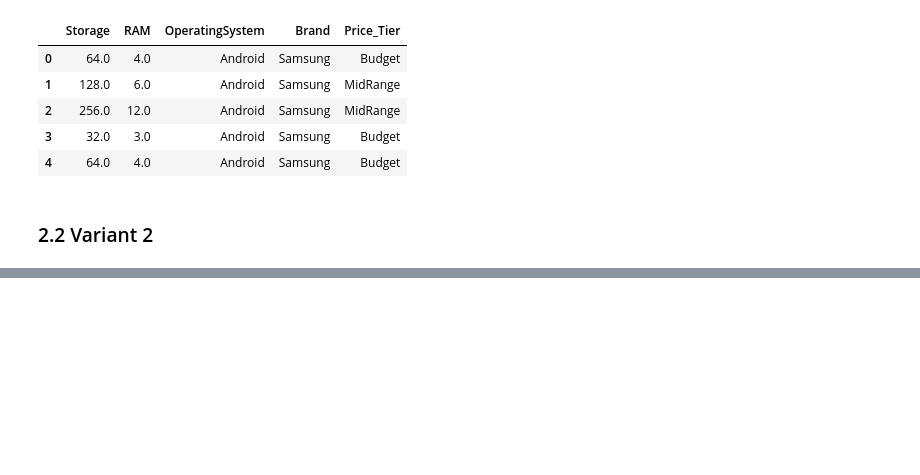
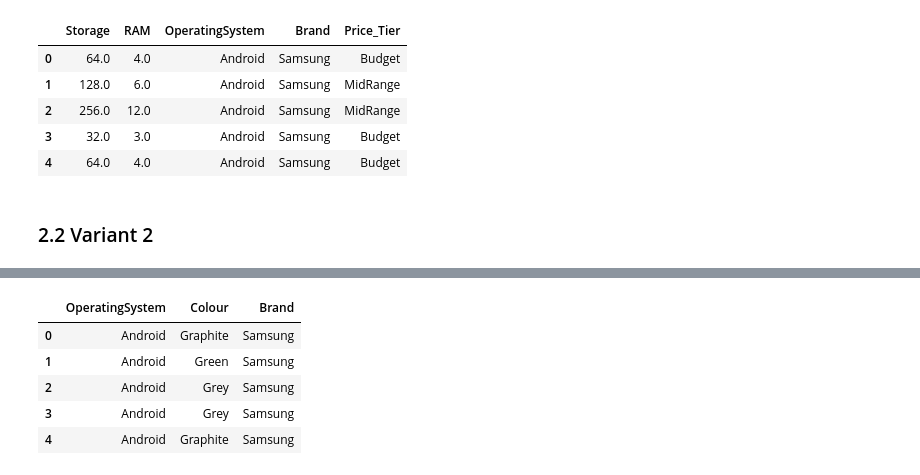
Before and after one commit to xbarborik/UPA, a Jupyter notebook: part3/analysis.ipynb, the cells around one changed output, grey strips where cells are left out. Cells and saved outputs as stored; diff of their text form; code cells hidden in the pictures; blank space fills up the shorter version.

```diff
--- a/part3/analysis.ipynb
+++ b/part3/analysis.ipynb
@@ -404,0 +474,9 @@ dtype: int64
+# %%
+df2.head()
+# %% [output]
+|  | OperatingSystem | Colour | Brand |
+| 0 | Android | Graphite | Samsung |
+| 1 | Android | Green | Samsung |
+| 2 | Android | Grey | Samsung |
+| 3 | Android | Grey | Samsung |
+| 4 | Android | Graphite | Samsung |
```
Also changed, not shown: parts of 14 cells of this notebook.
